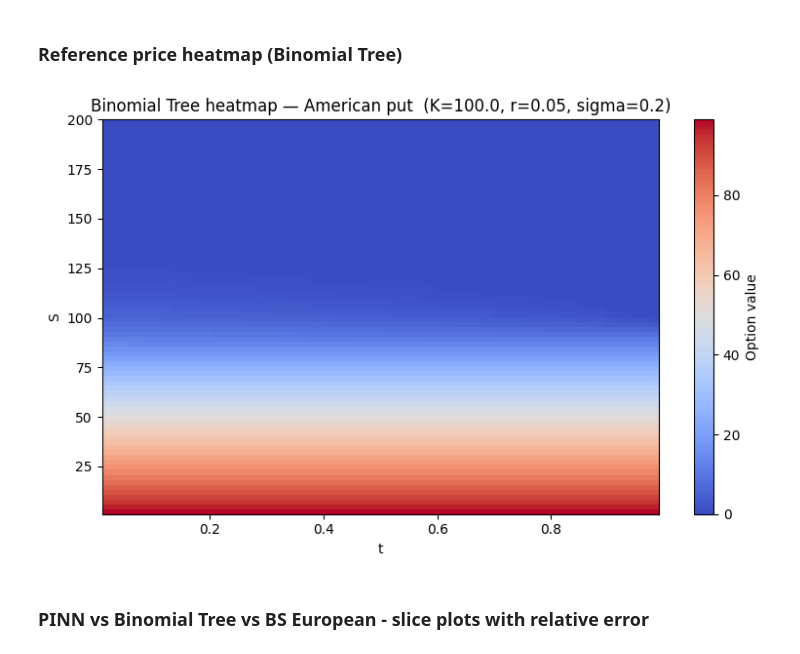
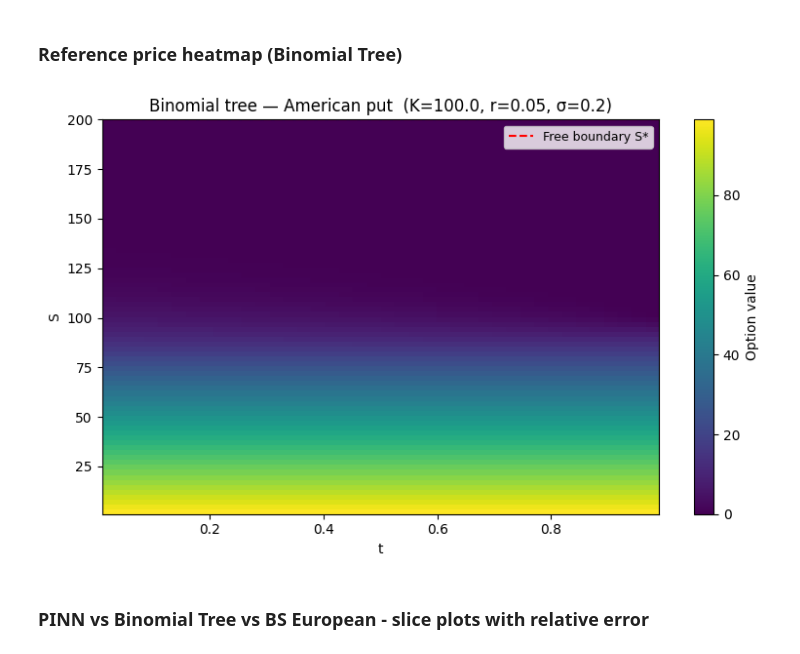
Before and after one commit to Samyueru01/Cutting-Edge, a Jupyter notebook: notebooks/PINN_American_Put.ipynb, the cells around one changed output. Drawn from its saved outputs; the diff is of its cells as text; code cells hidden in the pictures.

```diff
--- a/notebooks/PINN_American_Put.ipynb
+++ b/notebooks/PINN_American_Put.ipynb
@@ -669,22 +789,39 @@ for t_val in [0.25, 0.5, 0.75]:
 # %%
 def plot_tree_heatmap(nS=80, nT=40):
     S_vals = np.linspace(S_min + 1.0, S_max, nS)
-    t_vals = np.linspace(t_min + 0.01, t_max - 0.01, nT)
+    t_vals = np.linspace(t_min + 1e-2, t_max - 1e-2, nT)
+
     V_tree = np.zeros((nS, nT))
     for j, t_val in enumerate(t_vals):
         V_tree[:, j] = tree.price_grid(S_vals, K, T - t_val, option_type="put")
-    plt.figure(figsize=(8, 5))
-    im = plt.imshow(V_tree,
-                    extent=[t_vals.min(), t_vals.max(), S_vals.min(), S_vals.max()],
-                    origin="lower", aspect="auto", cmap="coolwarm")
-    plt.xlabel("t"); plt.ylabel("S")
-    plt.title(f"Binomial Tree heatmap — American put  (K={K}, r={r}, sigma={sigma})")
-    plt.colorbar(im, label="Option value")
-    plt.tight_layout(); plt.show()
+
+    payoff_1d = np.maximum(K - S_vals, 0.0)
+    tol       = 1e-3 * K
+
+    free_S = []
+    for j in range(nT):
+        exercise_idx = np.where(np.abs(V_tree[:, j] - payoff_1d) < tol)[0]
+        free_S.append(S_vals[exercise_idx.max()] if len(exercise_idx) else np.nan)
+
+    fig, ax = plt.subplots(figsize=(8, 5))
+    im = ax.imshow(
+        V_tree,
+        extent=[t_vals.min(), t_vals.max(), S_vals.min(), S_vals.max()],
+        origin="lower", aspect="auto", cmap="viridis",
+    )
+    ax.plot(t_vals, free_S, color="red", linewidth=1.5,
+            linestyle="--", label="Free boundary S*")
+    ax.set_xlabel("t")
+    ax.set_ylabel("S")
+    ax.set_title(f"Binomial tree — American put  (K={K}, r={r}, σ={sigma})")
+    ax.legend(fontsize=9)
+    fig.colorbar(im, ax=ax, label="Option value")
+    fig.tight_layout()
+    plt.show()
 
 plot_tree_heatmap()
 # %% [output]
-[figure, old version]
+[figure, new version]
 # %% [markdown]
 ### PINN vs Binomial Tree vs BS European - slice plots with relative error
 # %%
```
Also changed, not shown: parts of 13 cells of this notebook, 1 other file.
